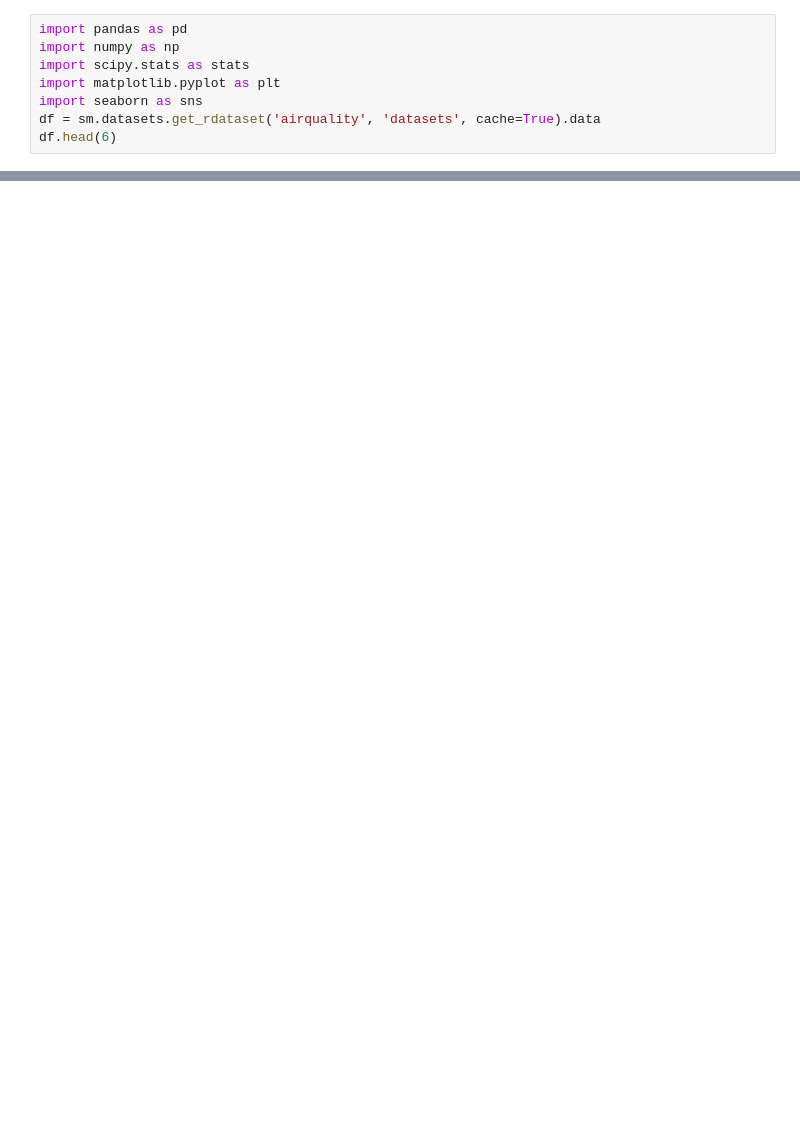
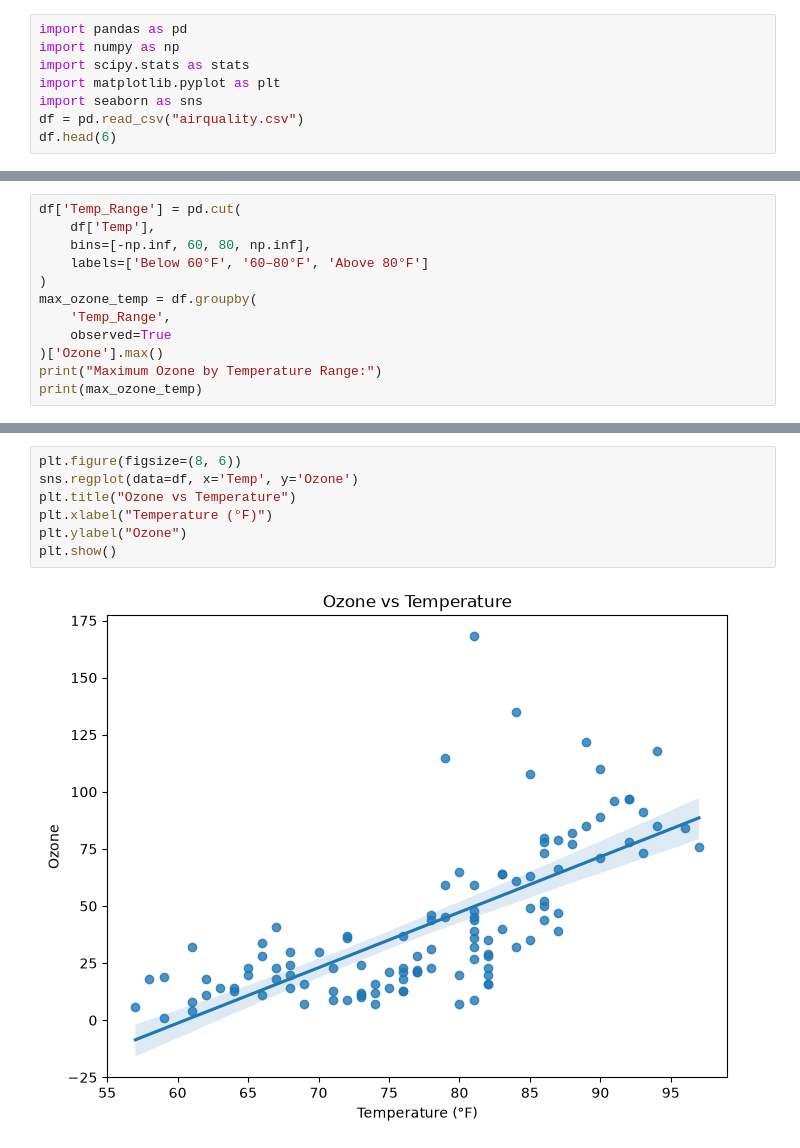
Before and after one commit to rabiabaig22/Air-Quality-dataset, a Jupyter notebook: airquality.ipynb, the cells around one changed output, grey strips where cells are left out. Drawn from its saved outputs; the diff is of its cells as text; blank space fills up the shorter version.

```diff
--- a/airquality.ipynb
+++ b/airquality.ipynb
@@ -10,6 +4,6 @@ import numpy as np
 import scipy.stats as stats
 import matplotlib.pyplot as plt
 import seaborn as sns
-df = sm.datasets.get_rdataset('airquality', 'datasets', cache=True).data
+df = pd.read_csv("airquality.csv")
 df.head(6)
 # %% [output]
@@ -139,0 +428,12 @@ print(missing_ozone)
+# %%
+df['Temp_Range'] = pd.cut(
+    df['Temp'],
+    bins=[-np.inf, 60, 80, np.inf],
+    labels=['Below 60°F', '60–80°F', 'Above 80°F']
+)
+max_ozone_temp = df.groupby(
+    'Temp_Range',
+    observed=True
+)['Ozone'].max()
+print("Maximum Ozone by Temperature Range:")
+print(max_ozone_temp)
@@ -139,0 +472,9 @@ print(missing_ozone)
+# %%
+plt.figure(figsize=(8, 6))
+sns.regplot(data=df, x='Temp', y='Ozone')
+plt.title("Ozone vs Temperature")
+plt.xlabel("Temperature (°F)")
+plt.ylabel("Ozone")
+plt.show()
+# %% [output]
+[figure, added]
```
Also changed, not shown: parts of 33 cells of this notebook.
